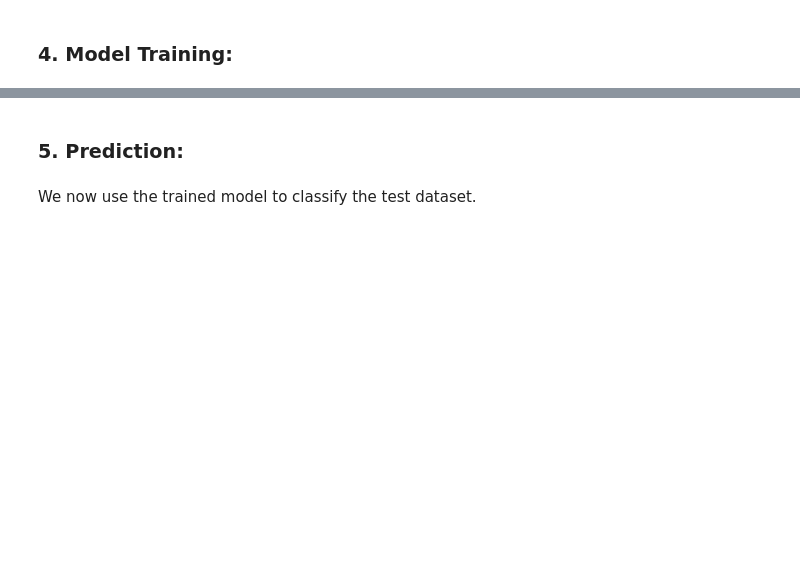
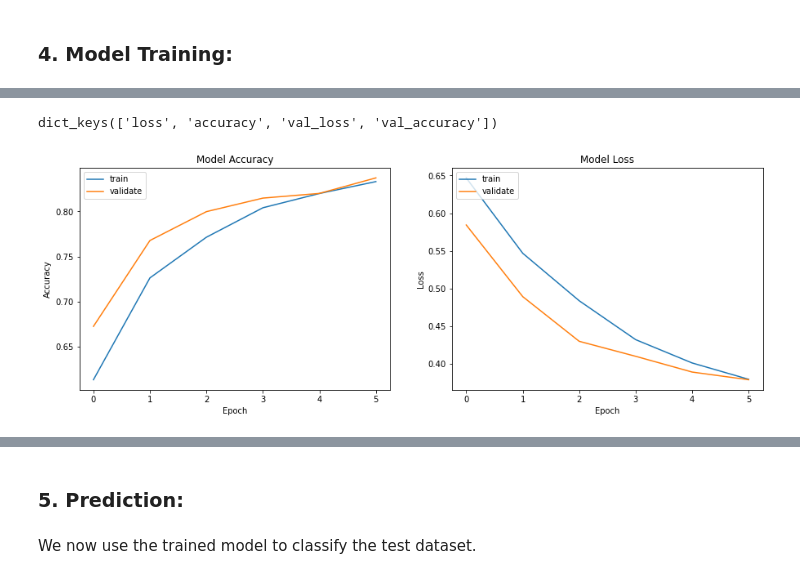
Before and after one commit to jason45992/dogs-vs-cats, a Jupyter notebook: main.ipynb, the cells around one changed output, grey strips where cells are left out. Cells and saved outputs as stored; diff of their text form; code cells hidden in the pictures; blank space fills up the shorter version.

```diff
--- a/main.ipynb
+++ b/main.ipynb
@@ -172,2 +169,0 @@ y_val = np.array(y_val)
-# %%
-model.fit(X, y, epochs=10, batch_size=32, validation_data=(X_val, y_val))
@@ -195,0 +170,16 @@ Epoch 10/10
+# %%
+batch_size = 32
+epochs = 15
+# %%
+#callback for early stopping
+callback = EarlyStopping(monitor = "accuracy",
+                        min_delta = .03,
+                        patience = 2,
+                        mode = "auto",
+                        restore_best_weights = True)
+# %%
+result = model.fit(x_train, y_train,
+              batch_size=batch_size,
+              epochs=epochs,
+              validation_data=(x_val, y_val),
+              callbacks = [callback])
@@ -195,0 +199,26 @@ Epoch 10/10
+# %%
+def plotmodelresult(result):
+    fig, axs = plt.subplots(1,2,figsize=(15,5))
+    # summarize result for accuracy
+    axs[0].plot(result.history['accuracy'])
+    axs[0].plot(result.history['val_accuracy'])
+    axs[0].set_title('Model Accuracy')
+    axs[0].set_ylabel('Accuracy')
+    axs[0].set_xlabel('Epoch')
+    axs[0].legend(['train', 'validate'], loc='upper left')
+    # summarize result for loss
+    axs[1].plot(result.history['loss'])
+    axs[1].plot(result.history['val_loss'])
+    axs[1].set_title('Model Loss')
+    axs[1].set_ylabel('Loss')
+    axs[1].set_xlabel('Epoch')
+    axs[1].legend(['train', 'validate'], loc='upper left')
+    plt.show()
+
+# list all data in result
+print(result.history.keys())
+
+plotmodelresult(result)
+# %% [output]
+dict_keys(['loss', 'accuracy', 'val_loss', 'val_accuracy'])
+[figure, added]
```
Also changed, not shown: parts of 35 cells of this notebook.
